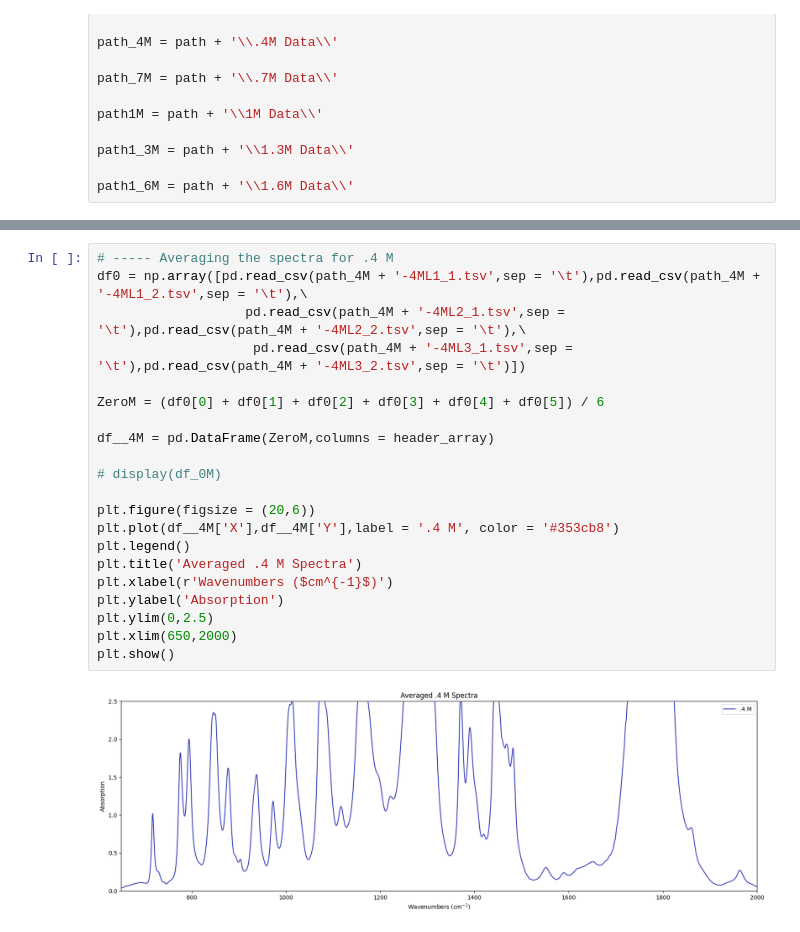
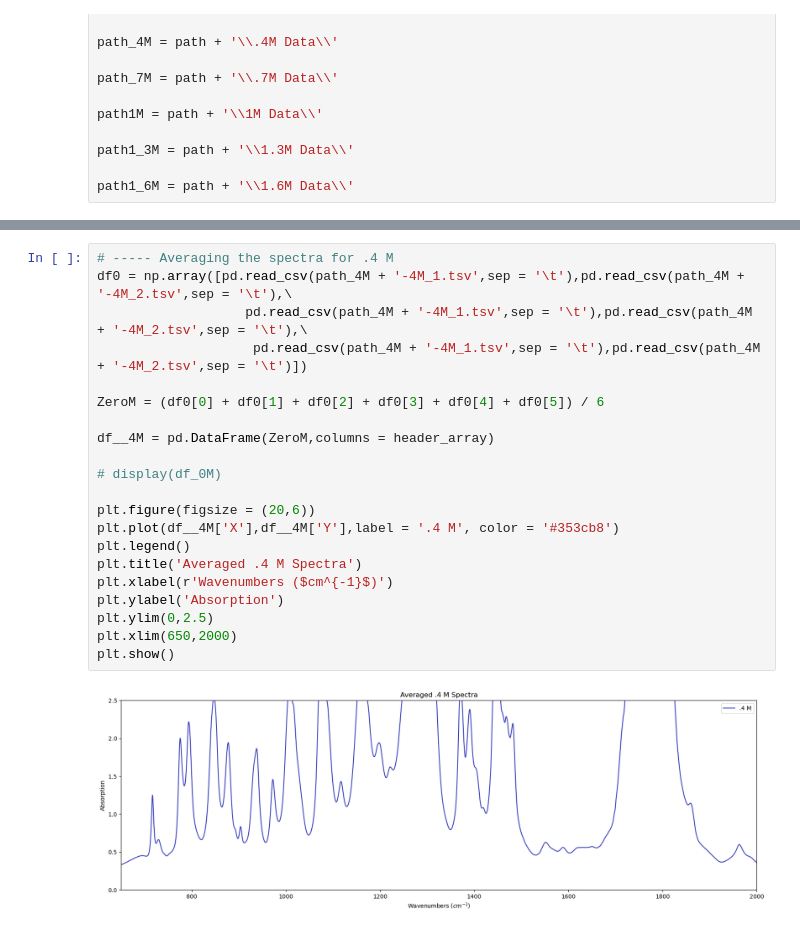
Before and after one commit to MODESBYU/MODES, a Jupyter notebook: Battery Data/Li-Li Symmetric Cell/Diagnostics/Averaging.ipynb, the cells around one changed output, grey strips where cells are left out. Saved outputs shown, nothing was run; the diff lists cells and outputs as text.

```diff
--- a/Battery Data/Li-Li Symmetric Cell/Diagnostics/Averaging.ipynb
+++ b/Battery Data/Li-Li Symmetric Cell/Diagnostics/Averaging.ipynb
@@ -51,25 +51,25 @@ plt.show()
 # %%
 # ----- Averaging the spectra for .4 M
-df0 = np.array([pd.read_csv(path_4M + '-4ML1_1.tsv',sep = '\t'),pd.read_csv(path_4M + '-4ML1_2.tsv',sep = '\t'),\
-                   pd.read_csv(path_4M + '-4ML2_1.tsv',sep = '\t'),pd.read_csv(path_4M + '-4ML2_2.tsv',sep = '\t'),\
-                    pd.read_csv(path_4M + '-4ML3_1.tsv',sep = '\t'),pd.read_csv(path_4M + '-4ML3_2.tsv',sep = '\t')])
+df0 = np.array([pd.read_csv(path_4M + '-4M_1.tsv',sep = '\t'),pd.read_csv(path_4M + '-4M_2.tsv',sep = '\t'),\
+                   pd.read_csv(path_4M + '-4M_1.tsv',sep = '\t'),pd.read_csv(path_4M + '-4M_2.tsv',sep = '\t'),\
+                    pd.read_csv(path_4M + '-4M_1.tsv',sep = '\t'),pd.read_csv(path_4M + '-4M_2.tsv',sep = '\t')])
 
 ZeroM = (df0[0] + df0[1] + df0[2] + df0[3] + df0[4] + df0[5]) / 6
 
 df__4M = pd.DataFrame(ZeroM,columns = header_array)
 
 # display(df_0M)
 
 plt.figure(figsize = (20,6))
 plt.plot(df__4M['X'],df__4M['Y'],label = '.4 M', color = '#353cb8')
 plt.legend()
 plt.title('Averaged .4 M Spectra')
 plt.xlabel(r'Wavenumbers ($cm^{-1}$)')
 plt.ylabel('Absorption')
 plt.ylim(0,2.5)
 plt.xlim(650,2000)
 plt.show()
 # %% [output]
-[figure, old version]
+[figure, new version]
 # %%
 # ----- Averaging the spectra for .7 M
```
Also changed, not shown: parts of 6 cells of this notebook, 2 other files.
